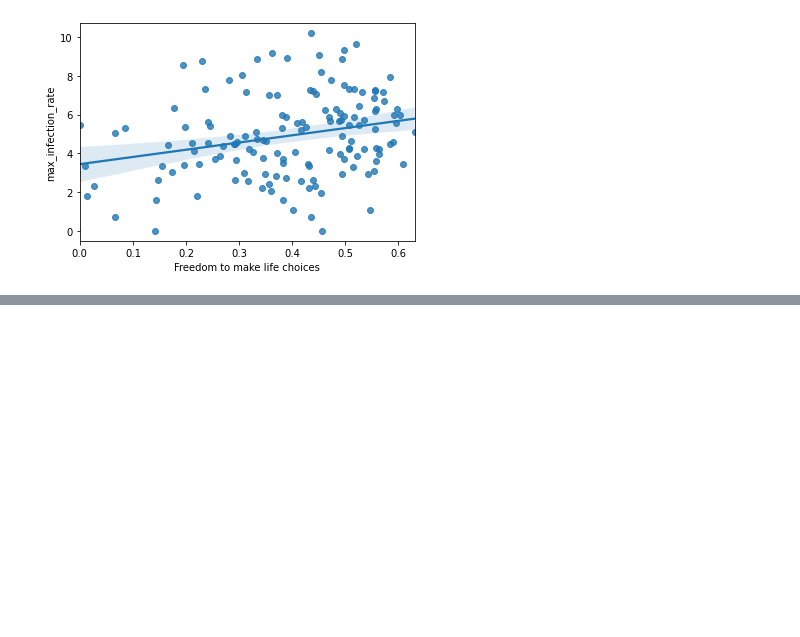
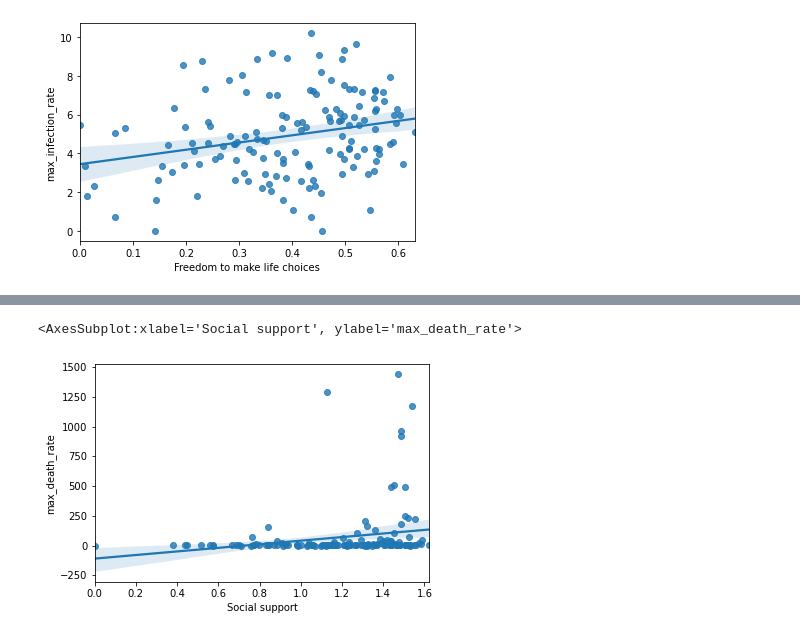
Before and after one commit to ThuanHLe/Python_Project, a Jupyter notebook: Covid_19_Data_Analysis.ipynb, the cells around one changed output, grey strips where cells are left out. Saved outputs shown, nothing was run; the diff lists cells and outputs as text; code cells hidden in the pictures; blank space fills up the shorter version.

```diff
--- a/Covid_19_Data_Analysis.ipynb
+++ b/Covid_19_Data_Analysis.ipynb
@@ -355,0 +452,2 @@ sns.regplot(x,np.log(y))
+# %%
+corona_death_data = pd.DataFrame(death_data_aggregated["max_death_rate"])
@@ -355,0 +473,2 @@ sns.regplot(x,np.log(y))
+# %%
+join_df = join_df.join(corona_death_data, how="inner")
@@ -355,0 +494,7 @@ sns.regplot(x,np.log(y))
+# %%
+x = join_df["Social support"]
+y = join_df["max_death_rate"]
+sns.regplot(x,y)
+# %% [output]
+<AxesSubplot:xlabel='Social support', ylabel='max_death_rate'>
+[figure, added]
```
Also changed, not shown: parts of 18 cells of this notebook.
